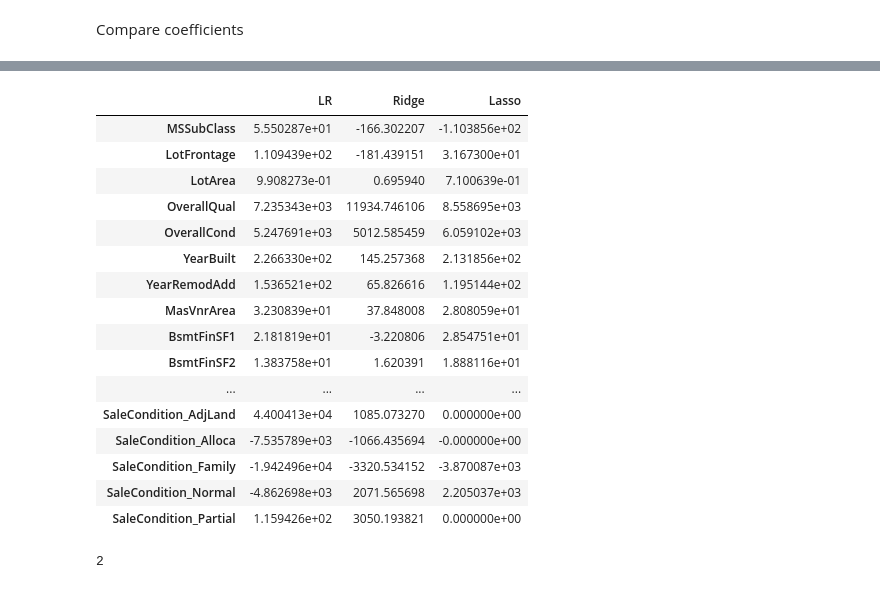
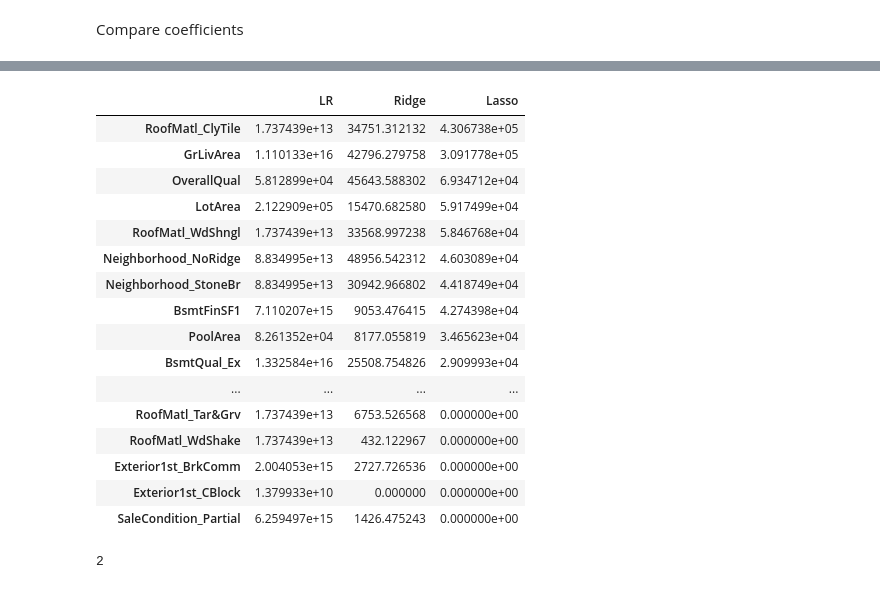
Before and after one commit to krishnajiraoh/upGrad_advanced_regression_assignment, a Jupyter notebook: Assignment.ipynb, the cells around one changed output, grey strips where cells are left out. Saved outputs shown, nothing was run; the diff lists cells and outputs as text; code cells hidden in the pictures.

```diff
--- a/Assignment.ipynb
+++ b/Assignment.ipynb
@@ -252,0 +228,7 @@ df_test.describe()
+# %%
+cont_cols = []
+for col in num_cols:
+    if col not in ["MSSubClass", "OverallQual", "OverallCond", "BsmtFullBath", "BsmtHalfBath", "HalfBath", "FullBath", "BedroomAbvGr", "KitchenAbvGr", "TotRmsAbvGrd", "Fireplaces", "GarageCars", "MoSold" ]:
+        cont_cols.append(col)
+
+len(cont_cols)
@@ -252,0 +243,6 @@ df_test.describe()
+# %%
+scalerX, scalerY = MinMaxScaler(), MinMaxScaler()
+#scaler = StandardScaler()
+
+X_train[cont_cols[:-1]] = scalerX.fit_transform(X_train[cont_cols[:-1]])
+X_train[cont_cols[:-1]].describe()
@@ -406,6 +499,8 @@ ls_metric = pd.Series(metrics, name = 'Lasso Regression')
 # %% [markdown]
 Compare Metrics
 # %%
+pd.set_option('display.float_format', lambda x: '%.5f' % x)
+
 final_metric = pd.concat([lr_metric, rg_metric, ls_metric], axis = 1)
 final_metric
 # %% [output]
@@ -422,6 +517,8 @@ Compare coefficients
 betas = pd.DataFrame(index=X_train.columns)
 betas.rows = X_train.columns
 
-betas["LR"] = lr_model.coef_
-betas['Ridge'] = best_ridge_model.coef_
-betas['Lasso'] = best_lasso_model.coef_
+betas["LR"] = lr_model.coef_.reshape(-1)
+betas['Ridge'] = best_ridge_model.coef_.reshape(-1)
+betas['Lasso'] = best_lasso_model.coef_.reshape(-1)
+
+betas.head()
@@ -428,24 +532,24 @@ betas['Lasso'] = best_lasso_model.coef_
 # %%
 pd.set_option('display.max_rows', None)
-betas
+np.abs(betas).sort_values(by="Lasso", ascending=False)
 # %% [output]
 |  | LR | Ridge | Lasso |
-| MSSubClass | 5.550287e+01 | -166.302207 | -1.103856e+02 |
-| LotFrontage | 1.109439e+02 | -181.439151 | 3.167300e+01 |
-| LotArea | 9.908273e-01 | 0.695940 | 7.100639e-01 |
-| OverallQual | 7.235343e+03 | 11934.746106 | 8.558695e+03 |
-| OverallCond | 5.247691e+03 | 5012.585459 | 6.059102e+03 |
-| YearBuilt | 2.266330e+02 | 145.257368 | 2.131856e+02 |
-| YearRemodAdd | 1.536521e+02 | 65.826616 | 1.195144e+02 |
-| MasVnrArea | 3.230839e+01 | 37.848008 | 2.808059e+01 |
-| BsmtFinSF1 | 2.181819e+01 | -3.220806 | 2.854751e+01 |
-| BsmtFinSF2 | 1.383758e+01 | 1.620391 | 1.888116e+01 |
+| RoofMatl_ClyTile | 1.737439e+13 | 34751.312132 | 4.306738e+05 |
+| GrLivArea | 1.110133e+16 | 42796.279758 | 3.091778e+05 |
+| OverallQual | 5.812899e+04 | 45643.588302 | 6.934712e+04 |
+| LotArea | 2.122909e+05 | 15470.682580 | 5.917499e+04 |
+| RoofMatl_WdShngl | 1.737439e+13 | 33568.997238 | 5.846768e+04 |
+| Neighborhood_NoRidge | 8.834995e+13 | 48956.542312 | 4.603089e+04 |
+| Neighborhood_StoneBr | 8.834995e+13 | 30942.966802 | 4.418749e+04 |
+| BsmtFinSF1 | 7.110207e+15 | 9053.476415 | 4.274398e+04 |
+| PoolArea | 8.261352e+04 | 8177.055819 | 3.465623e+04 |
+| BsmtQual_Ex | 1.332584e+16 | 25508.754826 | 2.909993e+04 |
 | ... | ... | ... | ... |
-| SaleCondition_AdjLand | 4.400413e+04 | 1085.073270 | 0.000000e+00 |
-| SaleCondition_Alloca | -7.535789e+03 | -1066.435694 | -0.000000e+00 |
-| SaleCondition_Family | -1.942496e+04 | -3320.534152 | -3.870087e+03 |
-| SaleCondition_Normal | -4.862698e+03 | 2071.565698 | 2.205037e+03 |
-| SaleCondition_Partial | 1.159426e+02 | 3050.193821 | 0.000000e+00 |
+| RoofMatl_Tar&Grv | 1.737439e+13 | 6753.526568 | 0.000000e+00 |
+| RoofMatl_WdShake | 1.737439e+13 | 432.122967 | 0.000000e+00 |
+| Exterior1st_BrkComm | 2.004053e+15 | 2727.726536 | 0.000000e+00 |
+| Exterior1st_CBlock | 1.379933e+10 | 0.000000 | 0.000000e+00 |
+| SaleCondition_Partial | 6.259497e+15 | 1426.475243 | 0.000000e+00 |
 # %%
 (betas['LR'] == 0).sum()
 # %% [output]
```
Also changed, not shown: parts of 31 cells of this notebook.
